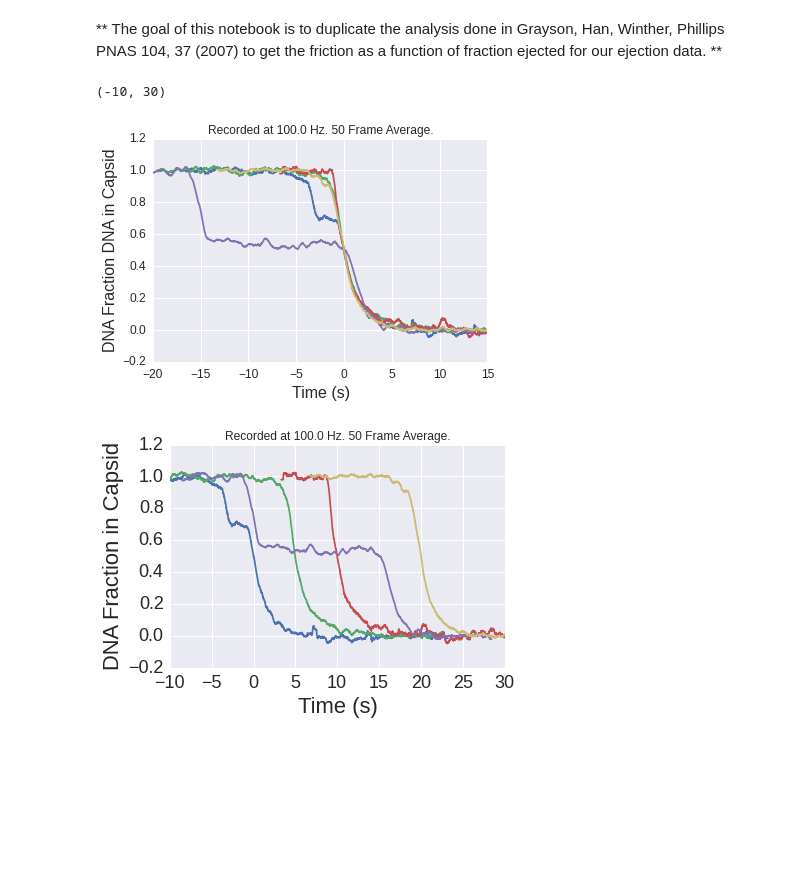
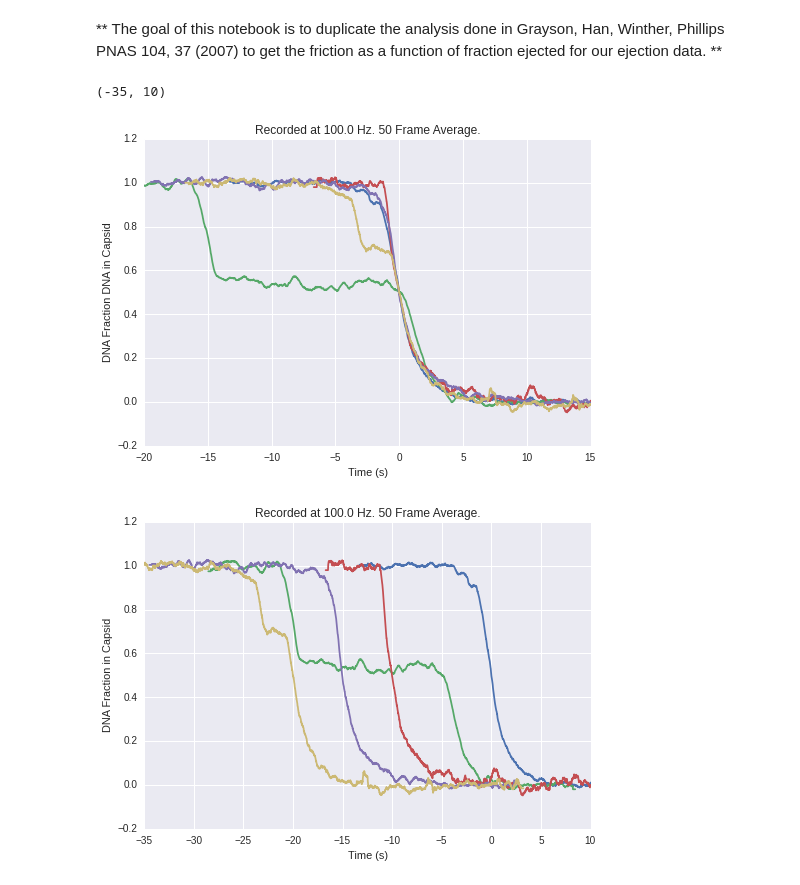
Before and after one commit to manoharan-lab/virus-ejection, a Jupyter notebook: MeanFrictionAnalysis.ipynb, the cells around one changed output. Drawn from its saved outputs; the diff is of its cells as text; code cells hidden in the pictures; blank space fills up the shorter version.

```diff
--- a/MeanFrictionAnalysis.ipynb
+++ b/MeanFrictionAnalysis.ipynb
@@ -10,9 +10,11 @@ from glob import glob
 import seaborn
 import helpers
 import TakeDerivative as td
+import EjectionForce as ef
 
 folder = '/home/agoldfain/group/agoldfain/poster/'
 filelist = glob(folder+'*results.txt')
+paramsfilelist = glob(folder+'*params.txt')
 
 time_spacing = 0.01
 max_frames = 5000
@@ -23,24 +25,34 @@ step_offset = 5.0
 
 times = np.arange(0,max_frames)*time_spacing
 filelist.sort()
-
+paramsfilelist.sort()
 
 datas = []
 index_offset = []
+params = []
 
 #load data
 for i in range(0,len(filelist)):
     data = np.loadtxt(filelist[i], delimiter = ' ', skiprows = 1).T[2]
     datas.append( data)
+    param = helpers.load_dict(paramsfilelist[i])
+    params.append(param)
 
 #load special imageJ data set
 imj_file = glob(folder+'*ImageJ2x3*.txt')[0]
+imj_param_file = glob(folder+'*ImageJparams2x3*.txt')[0]
+filelist.append(imj_file)
+paramsfilelist.append(imj_param_file)
 datas.append(np.loadtxt(imj_file))
 last_max = np.mean(datas[-1][:750])
 last_min = np.mean(datas[-1][3000:])
 datas[-1] = (datas[-1] - last_min)/(last_max - last_min )
+params.append(helpers.load_dict(imj_param_file))
 
-datas.reverse()
+#datas.reverse
+#filelist.reverse
+#params.reverse
+#paramsfilelist.reverse
 
 #get time offset to align each
 for data in datas:
@@ -48,26 +60,24 @@ for data in datas:
 # %%
 #plot fraction ejected vs. time
 plt.figure();plt.title( 'Recorded at ' + str(1/time_spacing) + ' Hz. ' +str(n_mov_avg) + ' Frame Average.' )
 for i in range(0,len(datas)):
     data = datas[i]
     time = times[:data.shape[0]] - index_offset[i]*time_spacing
     plt.plot(time,helpers.movingaverage1D(data,n_mov_avg), '-',label = str(i))
-plt.xlabel('Time (s)', fontsize=16)
-plt.ylabel('DNA Fraction DNA in Capsid', fontsize=16)
-plt.tick_params(axis = 'both',labelsize='12')
+plt.xlabel('Time (s)')
+plt.ylabel('DNA Fraction DNA in Capsid')
 plt.xlim([-20,15])
 
 
 plt.figure();plt.title( 'Recorded at ' + str(1/time_spacing) + ' Hz. ' +str(n_mov_avg) + ' Frame Average.' )
 for i in range(0,len(datas)):
     data = datas[i]
-    time = times[:data.shape[0]] - index_offset[i]*time_spacing + step_offset*i
-    plt.plot(time,helpers.movingaverage1D(data,n_mov_avg),'-', label = str(i))
-plt.xlabel('Time (s)', fontsize=22)
-plt.ylabel('DNA Fraction in Capsid', fontsize=22)
-plt.tick_params(axis = 'both',labelsize='18')
-plt.xlim([-10,30])
+    time = times[:data.shape[0]] - index_offset[i]*time_spacing - step_offset*i
+    plt.plot(time,helpers.movingaverage1D(data,n_mov_avg),'-', label = filelist[i])
+plt.xlabel('Time (s)')
+plt.ylabel('DNA Fraction in Capsid')
+plt.xlim([-35,10])
 # %% [output]
-(-10, 30)
+(-35, 10)
-[figure, old version]
+[figure, new version]
-[figure, old version]
+[figure, new version]
```
Also changed, not shown: parts of 9 cells of this notebook, 2 other files.
